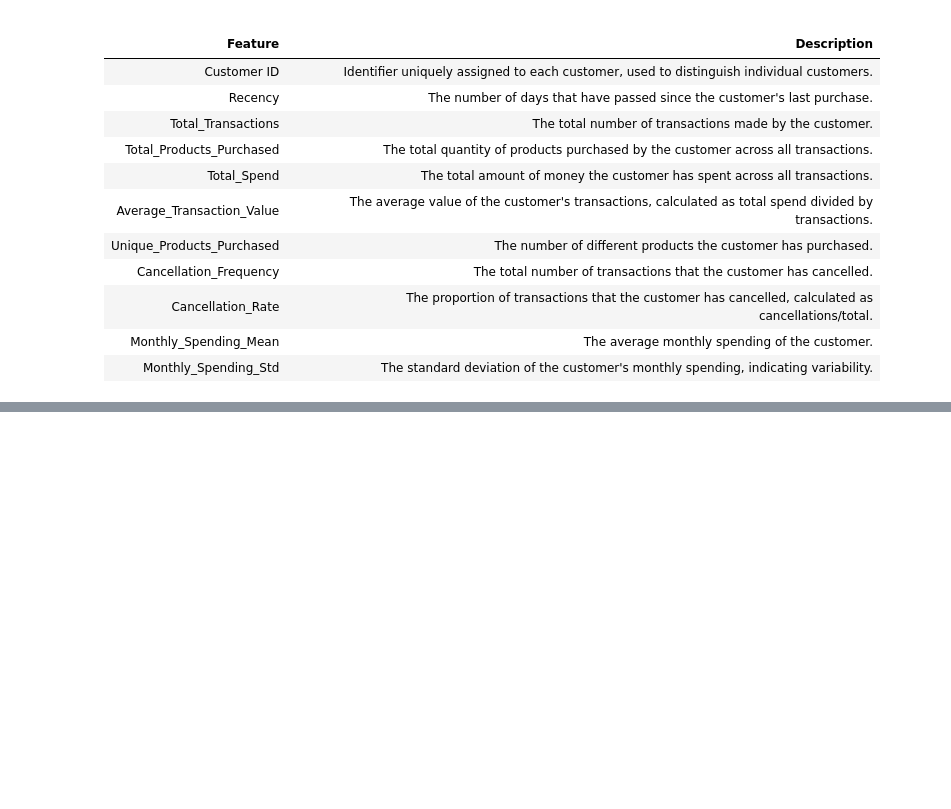
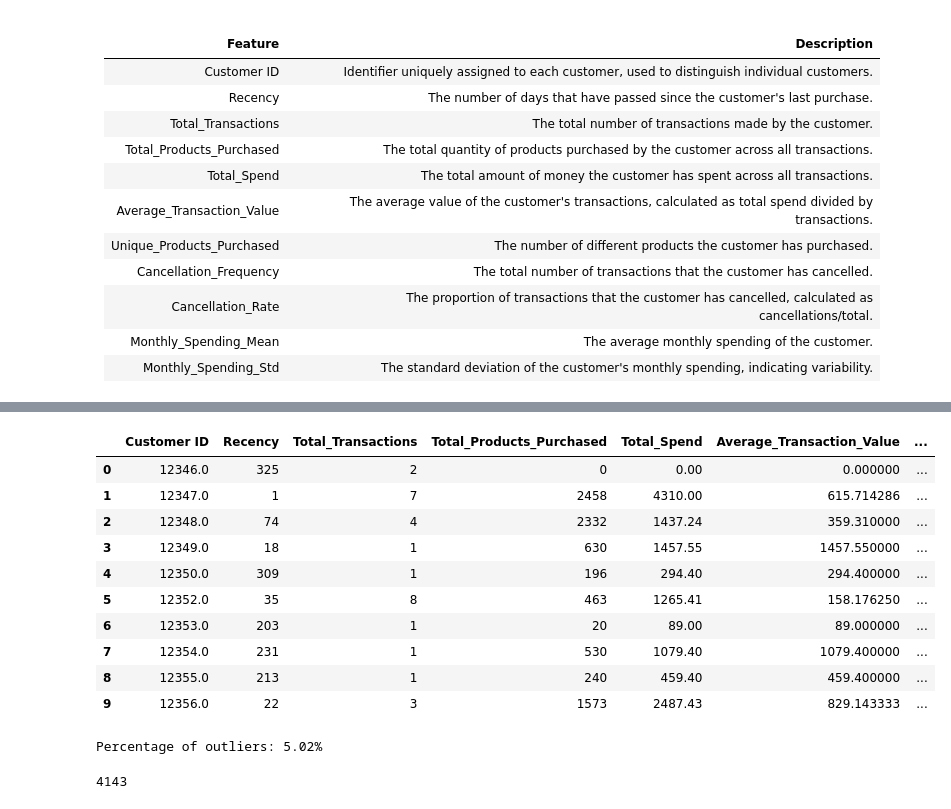
Before and after one commit to EduardoC15/Customer-Segmentation-for-e-commerce, a Jupyter notebook: e-commerce_EDA/e-commerce_RFM_Segmentation.ipynb, the cells around one changed output, grey strips where cells are left out. Drawn from its saved outputs; the diff is of its cells as text; code cells hidden in the pictures; blank space fills up the shorter version.

```diff
--- a/e-commerce_EDA/e-commerce_RFM_Segmentation.ipynb
+++ b/e-commerce_EDA/e-commerce_RFM_Segmentation.ipynb
@@ -755,0 +787,45 @@ customer_data.head()
+# %%
+# Fit the Isolation Forest model
+model = IsolationForest(contamination=0.05, random_state=42)
+model.fit(X)
+
+# Predict anomalies
+anomalies = model.predict(X)
+anomalies = pd.Series(anomalies, index=customer_data.index)
+customer_data['Outlier'] = anomalies
+customer_data['Outlier'] = customer_data['Outlier'].map({1: 0, -1: 1})  # Convert to binary (0 for normal, 1 for anomaly)
+
+# Display the first few rows of the customer_data dataframe
+customer_data.head(10)
+# %% [output]
+|  | Customer ID | Recency | Total_Transactions | Total_Products_Purchased | Total_Spend | Average_Transaction_Value | ... |
+| 0 | 12346.0 | 325 | 2 | 0 | 0.00 | 0.000000 | ... |
+| 1 | 12347.0 | 1 | 7 | 2458 | 4310.00 | 615.714286 | ... |
+| 2 | 12348.0 | 74 | 4 | 2332 | 1437.24 | 359.310000 | ... |
+| 3 | 12349.0 | 18 | 1 | 630 | 1457.55 | 1457.550000 | ... |
+| 4 | 12350.0 | 309 | 1 | 196 | 294.40 | 294.400000 | ... |
+| 5 | 12352.0 | 35 | 8 | 463 | 1265.41 | 158.176250 | ... |
+| 6 | 12353.0 | 203 | 1 | 20 | 89.00 | 89.000000 | ... |
+| 7 | 12354.0 | 231 | 1 | 530 | 1079.40 | 1079.400000 | ... |
+| 8 | 12355.0 | 213 | 1 | 240 | 459.40 | 459.400000 | ... |
+| 9 | 12356.0 | 22 | 3 | 1573 | 2487.43 | 829.143333 | ... |
+# %%
+# Percentage of outliers
+outlier_percentage = (customer_data['Outlier'].sum() / customer_data.shape[0]) * 100
+print(f"Percentage of outliers: {outlier_percentage:.2f}%")
+# %% [output]
+Percentage of outliers: 5.02%
+# %%
+# Separate outliers
+outliers = customer_data[customer_data['Outlier'] == 1]
+
+# Remove outliers from the dataset
+customer_data_cleaned = customer_data[customer_data['Outlier'] == 0]
+
+# Drop the Outlier column
+customer_data_cleaned.drop(columns=['Outlier'], inplace=True)
+customer_data_cleaned.reset_index(drop=True, inplace=True)
+
+customer_data_cleaned.shape[0]
+# %% [output]
+4143
```
Also changed, not shown: parts of 5 cells of this notebook.
